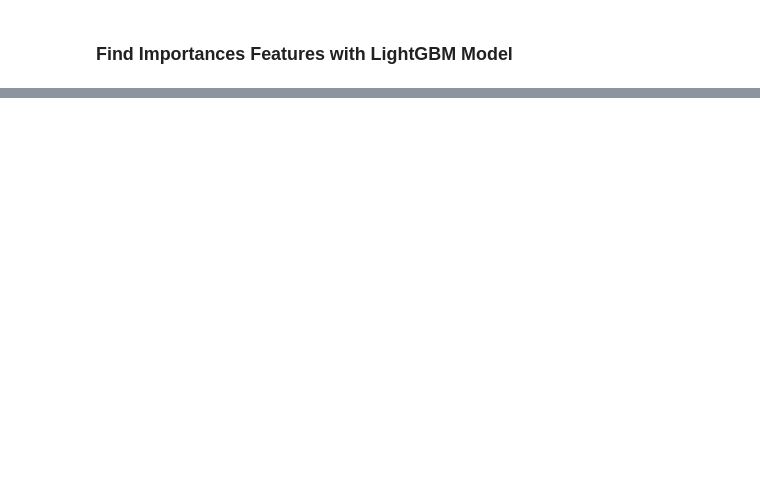
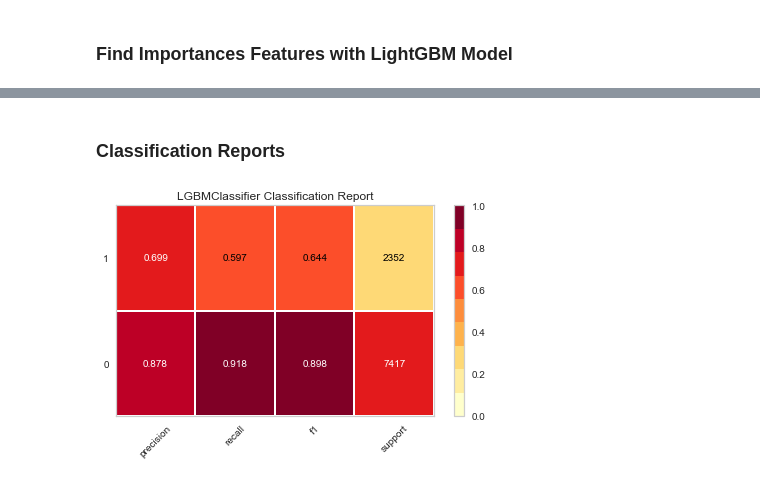
Before and after one commit to ELSady/Classification-US-Cityzen-Income-, a Jupyter notebook: Income Classification.ipynb, the cells around one changed output, grey strips where cells are left out. Cells and saved outputs as stored; diff of their text form; code cells hidden in the pictures; blank space fills up the shorter version.

```diff
--- a/Income Classification.ipynb
+++ b/Income Classification.ipynb
@@ -1211,0 +1100,3 @@ weighted avg       0.87      0.88      0.87      8141
+# %%
+best_model = tuned_LGBM
+print(best_model)
@@ -1211,0 +1130,7 @@ weighted avg       0.87      0.88      0.87      8141
+# %% [markdown]
+### Classification Reports
+# %%
+# Plotting the classification report
+plot_model(best_model,plot='class_report')
+# %% [output]
+[figure, added]
```
Also changed, not shown: parts of 91 cells of this notebook.
